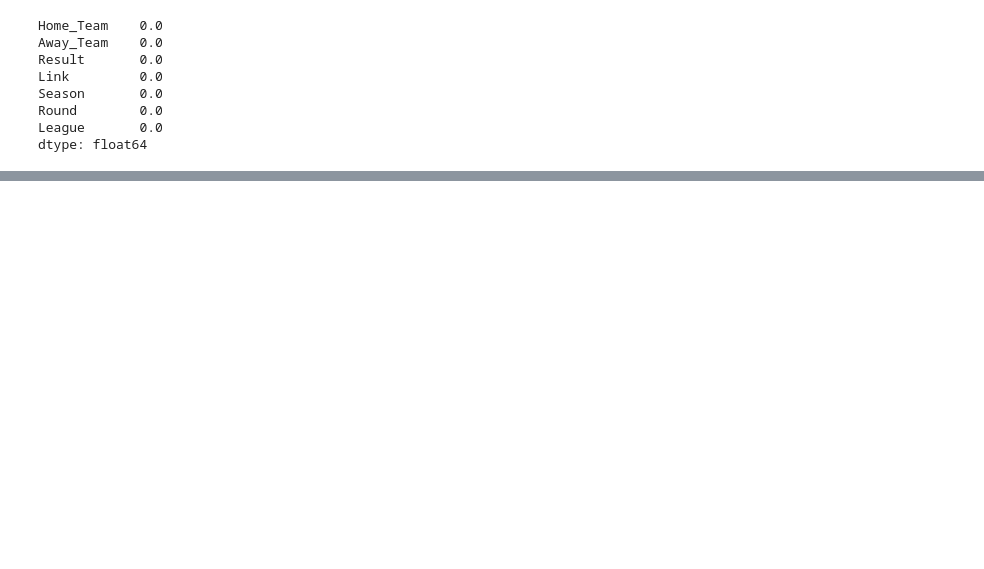
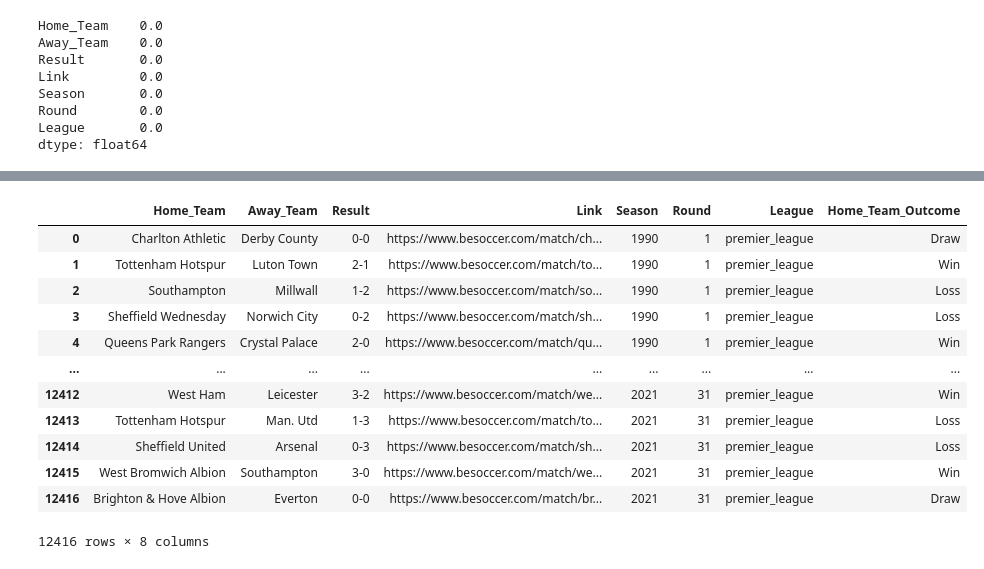
Before and after one commit to PascalLiPooKim/Football-prediction-model-project, a Jupyter notebook: footballPredictionModel.ipynb, the cells around one changed output, grey strips where cells are left out. Cells and saved outputs as stored; diff of their text form; code cells hidden in the pictures; blank space fills up the shorter version.

```diff
--- a/footballPredictionModel.ipynb
+++ b/footballPredictionModel.ipynb
@@ -314,7 +318,7 @@ Data columns (total 7 columns):
 dtypes: int64(2), object(5)
 memory usage: 17.0+ KB
 # %%
-pl_df = pd.concat(results_pl)
+pl_df = pd.concat(results_pl).reset_index().drop(labels=['index'], axis = 1)
 pl_df.head()
 # %% [output]
 |  | Home_Team | Away_Team | Result | Link | Season | Round | League |
@@ -353,0 +368,4 @@ dtype: float64
+# %%
+print(pl_df[pl_df['Result'] == '17 JAN'])
+pl_df = pl_df[pl_df['Result'] != '17 JAN']
+pl_df
@@ -353,0 +390,31 @@ dtype: float64
+# %%
+def score_to_result(df, col):
+  home_team_results = []
+  for i, row in df.iterrows():
+    ls = row[col].split('-')
+    # print(ls)
+    if int(ls[0]) > int(ls[1]):
+      # print('Draw')
+      home_team_results.append('Win')
+    elif int(ls[0]) < int(ls[1]):
+      home_team_results.append('Loss')
+    else:
+      home_team_results.append('Draw')
+  return home_team_results
+
+pl_df['Home_Team_Outcome'] = score_to_result(pl_df, 'Result')
+pl_df
+# %% [output]
+|  | Home_Team | Away_Team | Result | Link | Season | Round | League | Home_Team_Outcome |
+| 0 | Charlton Athletic | Derby County | 0-0 | https://www.besoccer.com/match/ch... | 1990 | 1 | premier_league | Draw |
+| 1 | Tottenham Hotspur | Luton Town | 2-1 | https://www.besoccer.com/match/to... | 1990 | 1 | premier_league | Win |
+| 2 | Southampton | Millwall | 1-2 | https://www.besoccer.com/match/so... | 1990 | 1 | premier_league | Loss |
+| 3 | Sheffield Wednesday | Norwich City | 0-2 | https://www.besoccer.com/match/sh... | 1990 | 1 | premier_league | Loss |
+| 4 | Queens Park Rangers | Crystal Palace | 2-0 | https://www.besoccer.com/match/qu... | 1990 | 1 | premier_league | Win |
+| ... | ... | ... | ... | ... | ... | ... | ... | ... |
+| 12412 | West Ham | Leicester | 3-2 | https://www.besoccer.com/match/we... | 2021 | 31 | premier_league | Win |
+| 12413 | Tottenham Hotspur | Man. Utd | 1-3 | https://www.besoccer.com/match/to... | 2021 | 31 | premier_league | Loss |
+| 12414 | Sheffield United | Arsenal | 0-3 | https://www.besoccer.com/match/sh... | 2021 | 31 | premier_league | Loss |
+| 12415 | West Bromwich Albion | Southampton | 3-0 | https://www.besoccer.com/match/we... | 2021 | 31 | premier_league | Win |
+| 12416 | Brighton & Hove Albion | Everton | 0-0 | https://www.besoccer.com/match/br... | 2021 | 31 | premier_league | Draw |
+12416 rows × 8 columns
```
Also changed, not shown: parts of 10 cells of this notebook.
